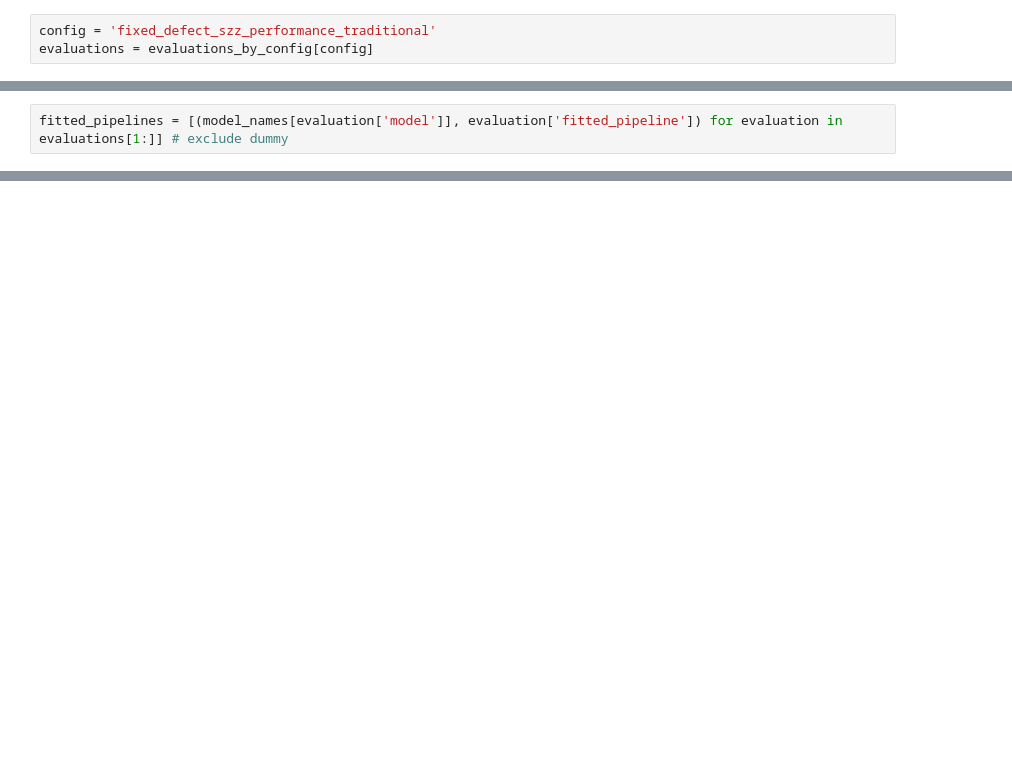
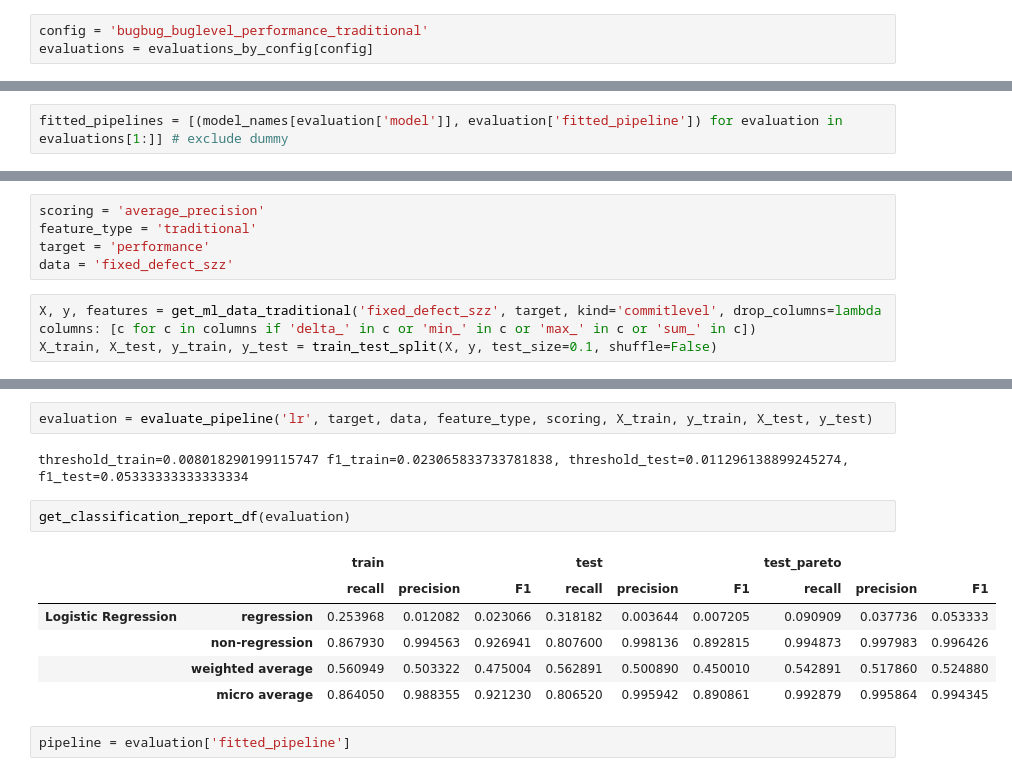
Before and after one commit to markus7800/firefox-performance-regressions, a Jupyter notebook: experiments/ModelEvaluation.ipynb, the cells around one changed output, grey strips where cells are left out. Cells and saved outputs as stored; diff of their text form; blank space fills up the shorter version.

```diff
--- a/experiments/ModelEvaluation.ipynb
+++ b/experiments/ModelEvaluation.ipynb
@@ -146,3 +156,3 @@ list(evaluations_by_config.keys())
 # %%
-config = 'fixed_defect_szz_performance_traditional'
+config = 'bugbug_buglevel_performance_traditional'
 evaluations = evaluations_by_config[config]
@@ -190,0 +281,8 @@ plot_roc_auc_rec_prec_for_all_models(target, data, feature_type, scoring,
+# %%
+scoring = 'average_precision'
+feature_type = 'traditional'
+target = 'performance'
+data = 'fixed_defect_szz'
+# %%
+X, y, features = get_ml_data_traditional('fixed_defect_szz', target, kind='commitlevel', drop_columns=lambda columns: [c for c in columns if 'delta_' in c or 'min_' in c or 'max_' in c or 'sum_' in c])
+X_train, X_test, y_train, y_test = train_test_split(X, y, test_size=0.1, shuffle=False)
@@ -190,0 +312,15 @@ plot_roc_auc_rec_prec_for_all_models(target, data, feature_type, scoring,
+# %%
+evaluation = evaluate_pipeline('lr', target, data, feature_type, scoring, X_train, y_train, X_test, y_test)
+# %% [output]
+threshold_train=0.008018290199115747 f1_train=0.023065833733781838, threshold_test=0.011296138899245274, f1_test=0.05333333333333334
+# %%
+get_classification_report_df(evaluation)
+# %% [output]
+|  |  | train |  |  | test |  |  | test_pareto |  |  |
+|  |  | recall | precision | F1 | recall | precision | F1 | recall | precision | F1 |
+| Logistic Regression | regression | 0.253968 | 0.012082 | 0.023066 | 0.318182 | 0.003644 | 0.007205 | 0.090909 | 0.037736 | 0.053333 |
+|  | non-regression | 0.867930 | 0.994563 | 0.926941 | 0.807600 | 0.998136 | 0.892815 | 0.994873 | 0.997983 | 0.996426 |
+|  | weighted average | 0.560949 | 0.503322 | 0.475004 | 0.562891 | 0.500890 | 0.450010 | 0.542891 | 0.517860 | 0.524880 |
+|  | micro average | 0.864050 | 0.988355 | 0.921230 | 0.806520 | 0.995942 | 0.890861 | 0.992879 | 0.995864 | 0.994345 |
+# %%
+pipeline = evaluation['fitted_pipeline']
```
Also changed, not shown: parts of 13 cells of this notebook, 6 other files.
